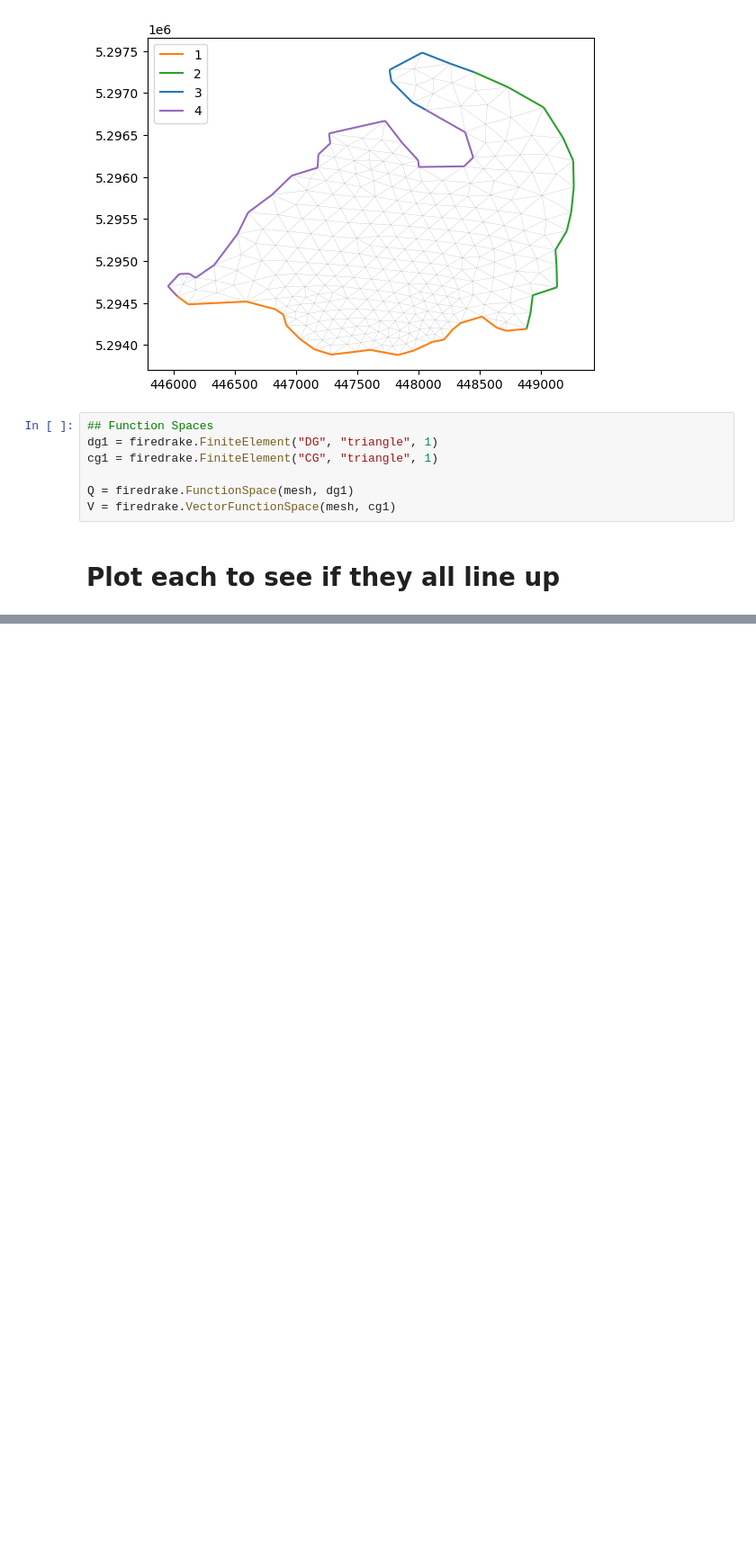
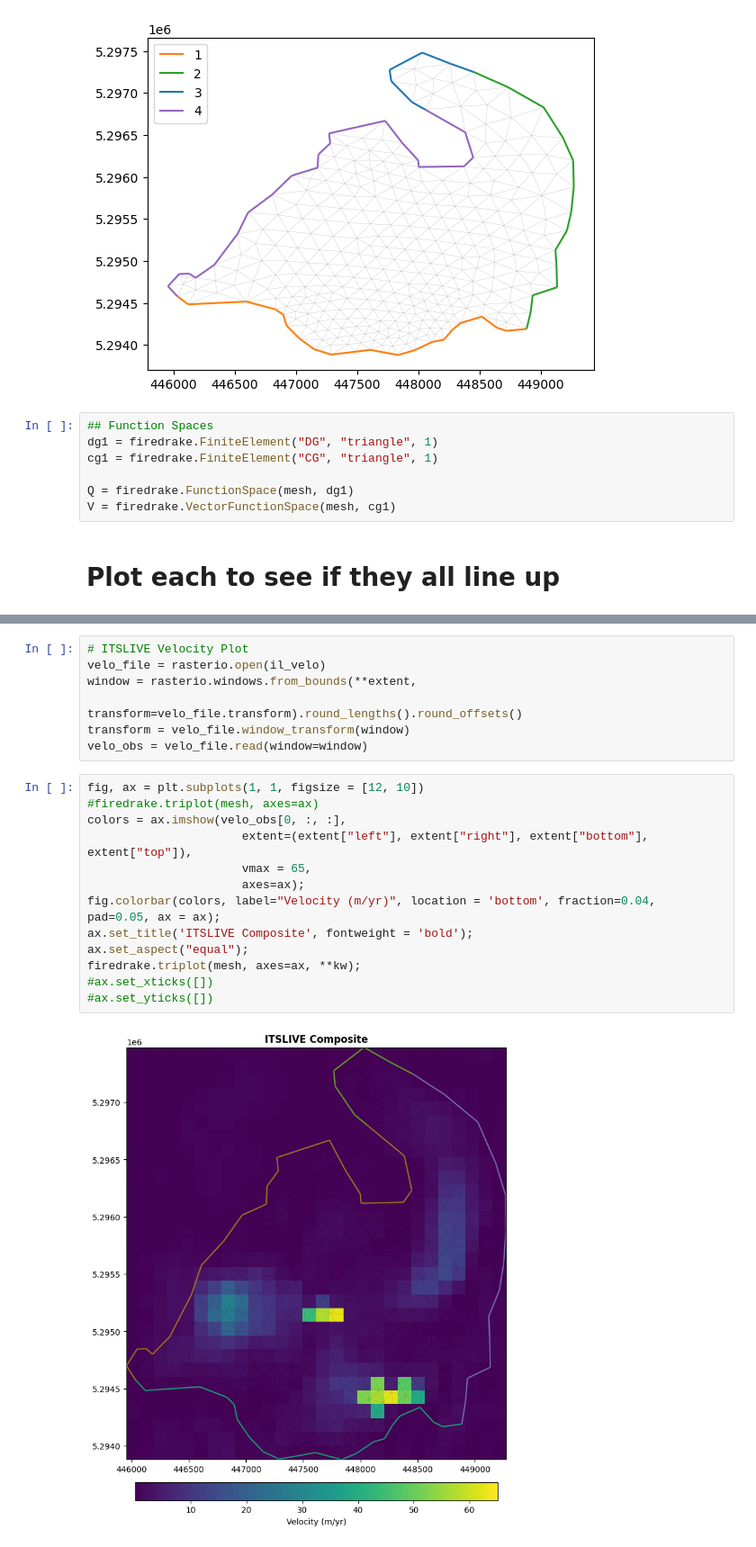
Before and after one commit to JonMaurer/Blue_glacier, a Jupyter notebook: sync/blue_glacier/code/liam_notebooks/blue_glacier.ipynb, the cells around one changed output, grey strips where cells are left out. Shown at 90% size. Cells and saved outputs as stored; diff of their text form; blank space fills up the shorter version.

```diff
--- a/sync/blue_glacier/code/liam_notebooks/blue_glacier.ipynb
+++ b/sync/blue_glacier/code/liam_notebooks/blue_glacier.ipynb
@@ -239,0 +313,22 @@ plt.tight_layout()
+# %%
+# ITSLIVE Velocity Plot
+velo_file = rasterio.open(il_velo)
+window = rasterio.windows.from_bounds(**extent,
+                                      transform=velo_file.transform).round_lengths().round_offsets()
+transform = velo_file.window_transform(window)
+velo_obs = velo_file.read(window=window)
+# %%
+fig, ax = plt.subplots(1, 1, figsize = [12, 10])
+#firedrake.triplot(mesh, axes=ax)
+colors = ax.imshow(velo_obs[0, :, :],
+                      extent=(extent["left"], extent["right"], extent["bottom"], extent["top"]),
+                      vmax = 65,
+                      axes=ax);
+fig.colorbar(colors, label="Velocity (m/yr)", location = 'bottom', fraction=0.04, pad=0.05, ax = ax);
+ax.set_title('ITSLIVE Composite', fontweight = 'bold');
+ax.set_aspect("equal");
+firedrake.triplot(mesh, axes=ax, **kw);
+#ax.set_xticks([])
+#ax.set_yticks([])
+# %% [output]
+[figure, added]
```
Also changed, not shown: parts of 46 cells of this notebook, 10 other files.
